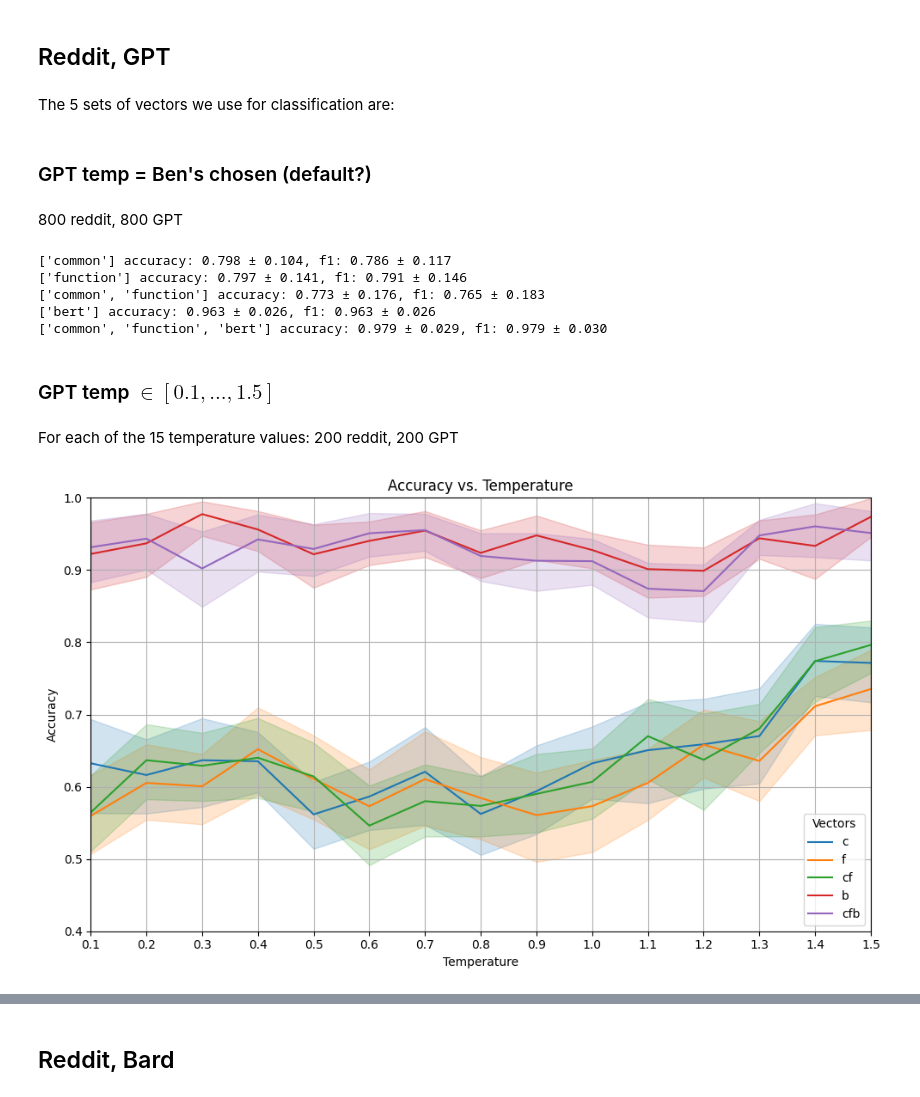
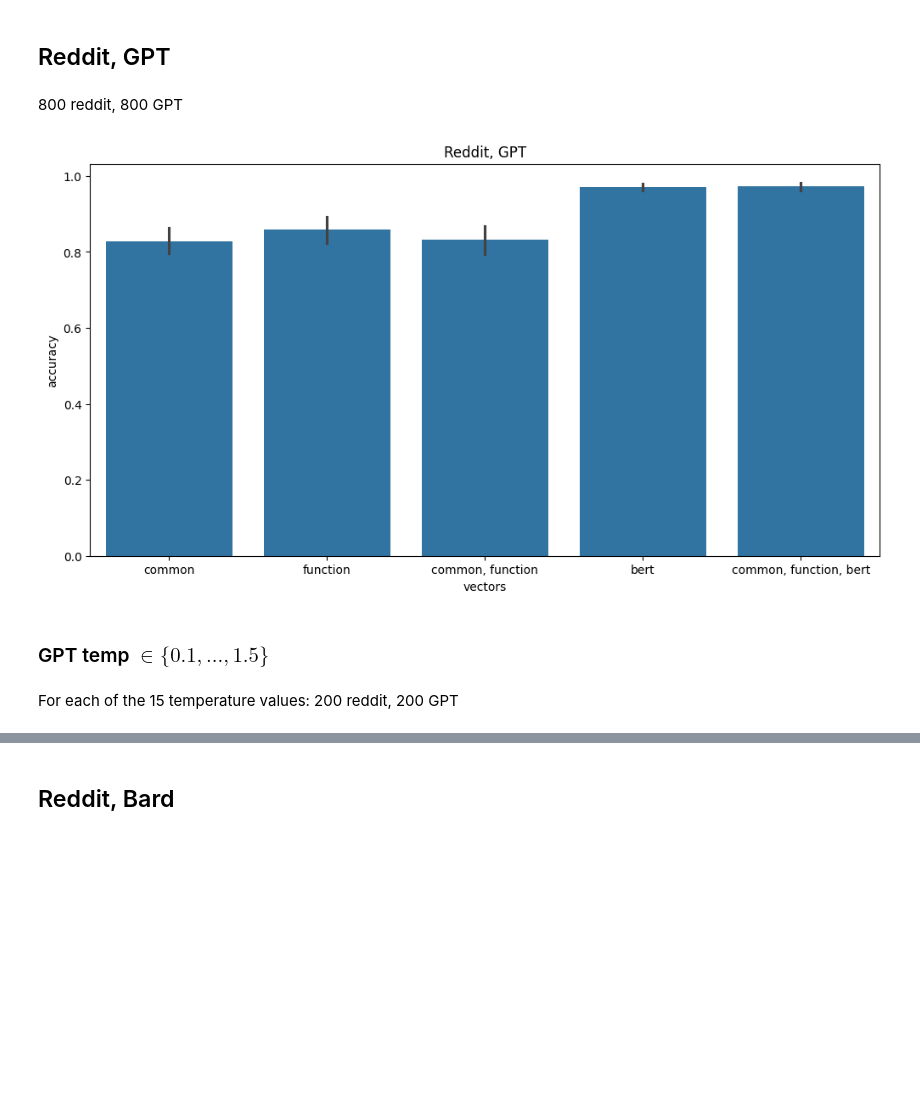
Before and after one commit to harrison-f-stropkay/llm-style, a Jupyter notebook: classification.ipynb, the cells around one changed output, grey strips where cells are left out. Saved outputs shown, nothing was run; the diff lists cells and outputs as text; code cells hidden in the pictures; blank space fills up the shorter version.

Commit message:
classification updates

```diff
--- a/classification.ipynb
+++ b/classification.ipynb
@@ -156,4 +178,19 @@ def classify(authors, vector_names, n_trials=20):
+# %%
+import pandas as pd
+import matplotlib.pyplot as plt
+import seaborn as sns
+import ast
+
+results = pd.read_csv("classification_results.csv")
+
+for column in results.columns:
+    results[column] = results[column].apply(ast.literal_eval)
+
+results["accuracy"] = results["classification_report"].apply(lambda x: x["accuracy"])
+results["f1"] = results["classification_report"].apply(
+    lambda x: x["macro avg"]["f1-score"]
+)
+results["vectors"] = results["vectors"].apply(lambda x: ", ".join(x))
+results["authors"] = results["authors"].apply(lambda x: ", ".join(x))
 # %% [markdown]
 ## Reddit, GPT
-# %% [markdown]
-The 5 sets of vectors we use for classification are:
@@ -168,20 +197,15 @@ list_of_vector_names = [
-# %% [markdown]
-### GPT temp = Ben's chosen (default?)
 # %% [markdown]
 800 reddit, 800 GPT
-# %%
-for vector_names in list_of_vector_names:
-    accuracies, f1s = classify(["reddit", "gpt"], vector_names)
-    print(
-        f"{vector_names} accuracy: {np.mean(accuracies):.3f} ± {np.std(accuracies):.3f}, f1: {np.mean(f1s):.3f} ± {np.std(f1s):.3f}"
-    )
-# %% [output]
-['common'] accuracy: 0.798 ± 0.104, f1: 0.786 ± 0.117
-['function'] accuracy: 0.797 ± 0.141, f1: 0.791 ± 0.146
-['common', 'function'] accuracy: 0.773 ± 0.176, f1: 0.765 ± 0.183
-['bert'] accuracy: 0.963 ± 0.026, f1: 0.963 ± 0.026
-['common', 'function', 'bert'] accuracy: 0.979 ± 0.029, f1: 0.979 ± 0.030
+# %%
+plt.figure(figsize=(12, 6))
+sns.barplot(
+    data=results[results["authors"] == "reddit, gpt"], x="vectors", y="accuracy"
+)
+plt.title("Reddit, GPT")
+plt.show()
+# %% [output]
+[figure, added]
 # %% [markdown]
-### GPT temp $\in [0.1,...,1.5]$
+### GPT temp $\in \{0.1,...,1.5\}$
 # %% [markdown]
 For each of the 15 temperature values: 200 reddit, 200 GPT
@@ -210,21 +211,0 @@ results_df.to_csv("results/classification_15_temps.csv", index=False)
-# %%
-import seaborn as sns
-import matplotlib.pyplot as plt
-
-
-results_df = pd.read_csv("results/classification_15_temps.csv")
-
-plt.figure(figsize=(10, 6))
-sns.lineplot(data=results_df, x="temp", y="accuracy", hue="vector_name_str")
-plt.xlabel("Temperature")
-plt.xticks([float(temp) for temp in temps])
-plt.xlim(0.1, 1.5)
-plt.ylim(0.4, 1)
-plt.ylabel("Accuracy")
-plt.title("Accuracy vs. Temperature")
-plt.grid(True)
-plt.tight_layout()
-plt.legend(title="Vectors", loc="lower right")
-plt.show()
-# %% [output]
-[figure, removed]
```
Also changed, not shown: parts of 22 cells of this notebook, 2 other files.
